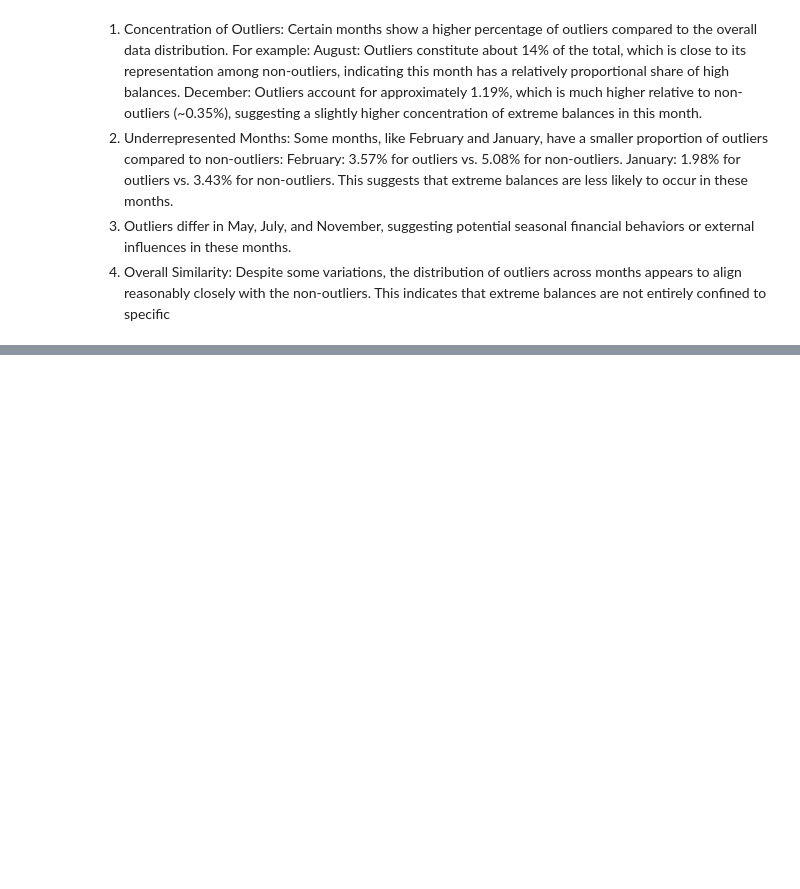
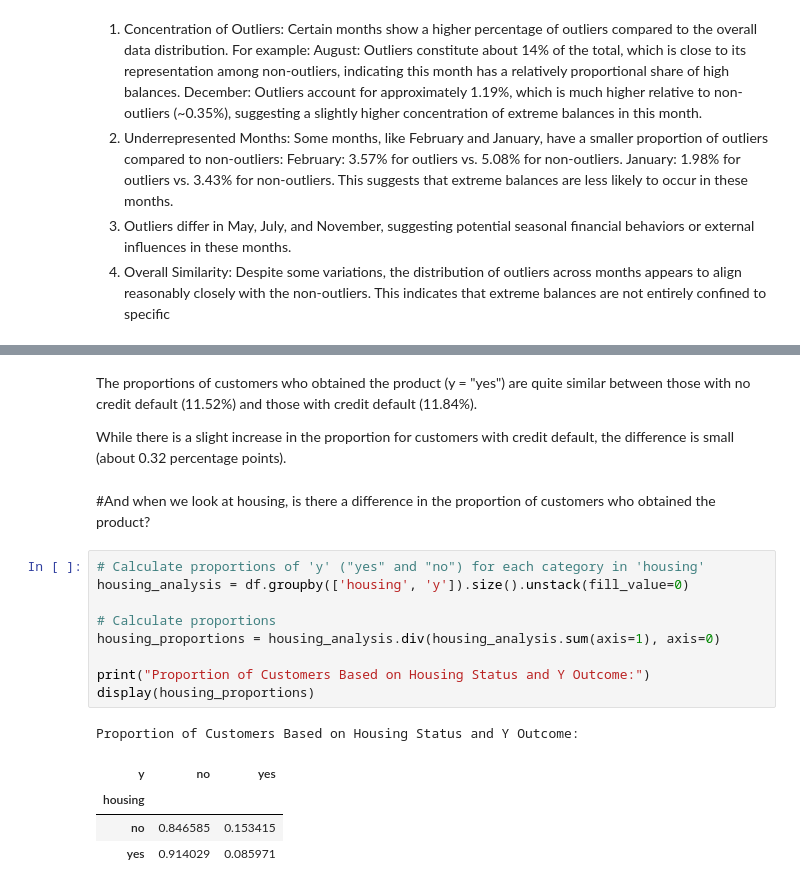
Before and after one commit to viktoruebelhart/uci_bank, a Jupyter notebook: UCI_BANK.ipynb, the cells around one changed output, grey strips where cells are left out. Saved outputs shown, nothing was run; the diff lists cells and outputs as text; blank space fills up the shorter version.

```diff
--- a/UCI_BANK.ipynb
+++ b/UCI_BANK.ipynb
@@ -617,0 +635,21 @@ Despite some variations, the distribution of outliers across months appears to a
+# %% [markdown]
+The proportions of customers who obtained the product (y = "yes") are quite similar between those with no credit default (11.52%) and those with credit default (11.84%).
+
+While there is a slight increase in the proportion for customers with credit default, the difference is small (about 0.32 percentage points).
+# %% [markdown]
+#And when we look at housing, is there a difference in the proportion of customers who obtained the product?
+# %%
+# Calculate proportions of 'y' ("yes" and "no") for each category in 'housing'
+housing_analysis = df.groupby(['housing', 'y']).size().unstack(fill_value=0)
+
+# Calculate proportions
+housing_proportions = housing_analysis.div(housing_analysis.sum(axis=1), axis=0)
+
+print("Proportion of Customers Based on Housing Status and Y Outcome:")
+display(housing_proportions)
+# %% [output]
+Proportion of Customers Based on Housing Status and Y Outcome:
+| y | no | yes |
+| housing |  |  |
+| no | 0.846585 | 0.153415 |
+| yes | 0.914029 | 0.085971 |
```
Also changed, not shown: parts of 3 cells of this notebook.
